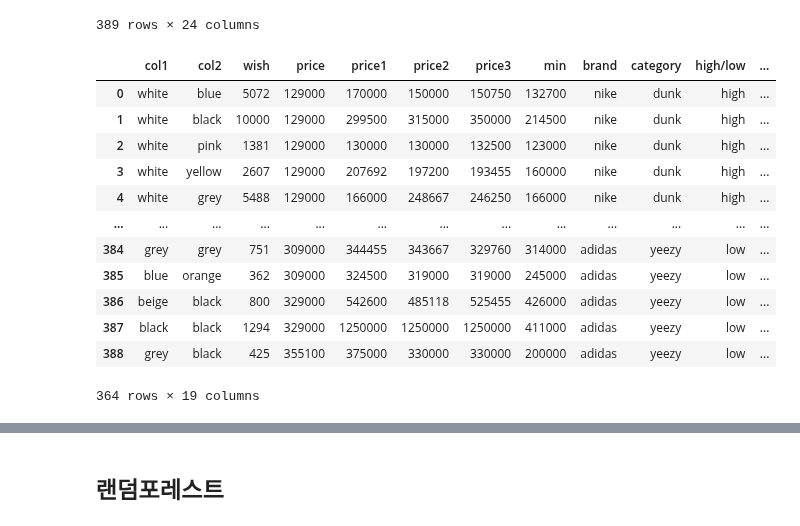
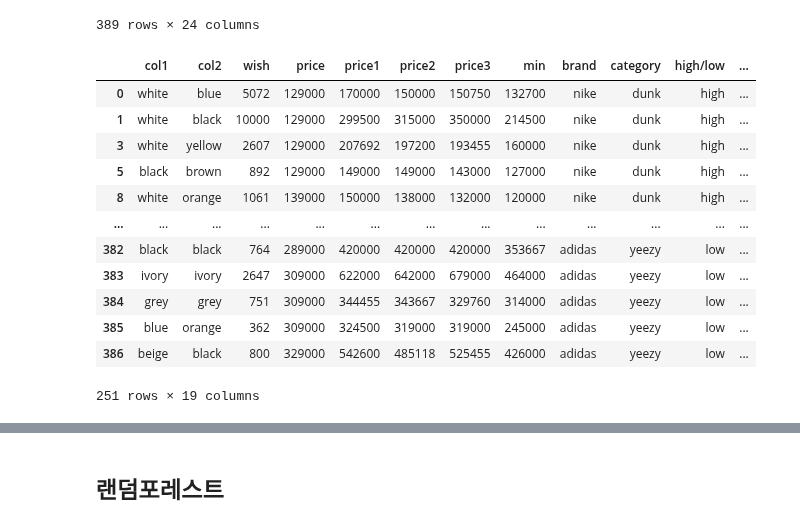
Before and after one commit to hyuuunn/Project, a Jupyter notebook: 2_project/모델3-one-hot-encoding.ipynb, the cells around one changed output, grey strips where cells are left out. Drawn from its saved outputs; the diff is of its cells as text; code cells hidden in the pictures.

```diff
--- a/2_project/모델3-one-hot-encoding.ipynb
+++ b/2_project/모델3-one-hot-encoding.ipynb
@@ -2,6 +2,7 @@
 import pandas as pd
 df = pd.read_csv("./df_concat(최종388개).csv")
 df = df.dropna()
+c = 0.2
 df
 # %% [output]
 |  | name | num | col | col1 | col2 | wish | day | price | day1 | price1 | ... | ... |
@@ -20,32 +21,35 @@ df
 # %%
 df = df.drop(["name", "num","day", "day1","col"], axis = 1)
 # %%
-growth = ((df['min']-df['price'])/df['price'] * 100)
+growth = ((df['min']-df['price1'])/df['price1'] * 100)
 growth.describe()
 
 a = growth.describe().tolist()[4]
 b = growth.describe().tolist()[6]
 
-top = b + 1.5*(b-a)
-bottom = a - 1.5*(b-a)
+# c = 0.9
+
+top = b + c*(b-a)
+bottom = a - c*(b-a)
 
 df = df[(growth <= top) & (growth >= bottom)]
-
+# df = df[df['min']>=0]
+num = len(df)
 df
 # %% [output]
 |  | col1 | col2 | wish | price | price1 | price2 | price3 | min | brand | category | high/low | ... |
 | 0 | white | blue | 5072 | 129000 | 170000 | 150000 | 150750 | 132700 | nike | dunk | high | ... |
 | 1 | white | black | 10000 | 129000 | 299500 | 315000 | 350000 | 214500 | nike | dunk | high | ... |
-| 2 | white | pink | 1381 | 129000 | 130000 | 130000 | 132500 | 123000 | nike | dunk | high | ... |
 | 3 | white | yellow | 2607 | 129000 | 207692 | 197200 | 193455 | 160000 | nike | dunk | high | ... |
-| 4 | white | grey | 5488 | 129000 | 166000 | 248667 | 246250 | 166000 | nike | dunk | high | ... |
+| 5 | black | brown | 892 | 129000 | 149000 | 149000 | 143000 | 127000 | nike | dunk | high | ... |
+| 8 | white | orange | 1061 | 139000 | 150000 | 138000 | 132000 | 120000 | nike | dunk | high | ... |
 | ... | ... | ... | ... | ... | ... | ... | ... | ... | ... | ... | ... | ... |
+| 382 | black | black | 764 | 289000 | 420000 | 420000 | 420000 | 353667 | adidas | yeezy | low | ... |
+| 383 | ivory | ivory | 2647 | 309000 | 622000 | 642000 | 679000 | 464000 | adidas | yeezy | low | ... |
 | 384 | grey | grey | 751 | 309000 | 344455 | 343667 | 329760 | 314000 | adidas | yeezy | low | ... |
 | 385 | blue | orange | 362 | 309000 | 324500 | 319000 | 319000 | 245000 | adidas | yeezy | low | ... |
 | 386 | beige | black | 800 | 329000 | 542600 | 485118 | 525455 | 426000 | adidas | yeezy | low | ... |
-| 387 | black | black | 1294 | 329000 | 1250000 | 1250000 | 1250000 | 411000 | adidas | yeezy | low | ... |
-| 388 | grey | black | 425 | 355100 | 375000 | 330000 | 330000 | 200000 | adidas | yeezy | low | ... |
-364 rows × 19 columns
+251 rows × 19 columns
 # %%
 # 색상값 1
 df_col1 = pd.get_dummies(df['col1'], prefix = 'col1')
```
Also changed, not shown: parts of 30 cells of this notebook.
